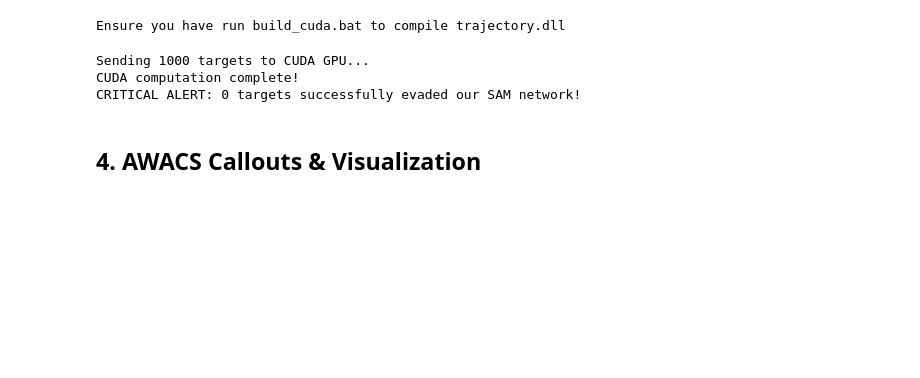
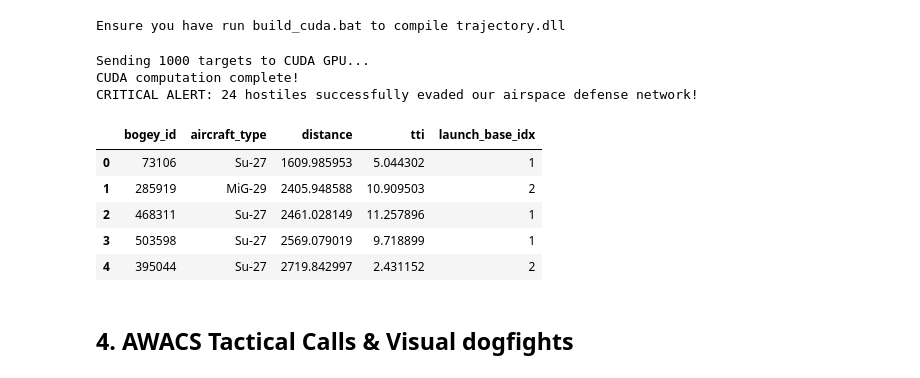
Before and after one commit to Schryzon/mpyCUDA, a Jupyter notebook: Ace-Combat-AWACS-Simulation/windows_notebook.ipynb, the cells around one changed output. Drawn from its saved outputs; the diff is of its cells as text; code cells hidden in the pictures; blank space fills up the shorter version.

```diff
--- a/Ace-Combat-AWACS-Simulation/windows_notebook.ipynb
+++ b/Ace-Combat-AWACS-Simulation/windows_notebook.ipynb
@@ -118,13 +148,17 @@ import numpy as np
 # Load the shared library (DLL on Windows)
 lib = ctypes.CDLL('./trajectory.dll')
 
-# Define argument types
+# Define argument types matching our upgraded multi-base aircraft targeting kernel
 lib.calculate_interception.argtypes = [
-    ctypes.c_int,
-    ctypes.POINTER(ctypes.c_float), ctypes.POINTER(ctypes.c_float), ctypes.POINTER(ctypes.c_float),
-    ctypes.POINTER(ctypes.c_float), ctypes.POINTER(ctypes.c_float),
-    ctypes.POINTER(ctypes.c_float), ctypes.POINTER(ctypes.c_float), ctypes.POINTER(ctypes.c_float), ctypes.POINTER(ctypes.c_float),
-    ctypes.POINTER(ctypes.c_int) # Evasions counter
+    ctypes.c_int,                                            # num_targets
+    ctypes.POINTER(ctypes.c_float), ctypes.POINTER(ctypes.c_float), ctypes.POINTER(ctypes.c_float),  # x, y, z
+    ctypes.POINTER(ctypes.c_float), ctypes.POINTER(ctypes.c_float),  # velocity, heading
+    ctypes.POINTER(ctypes.c_int),                            # aircraft_type_id
+    ctypes.c_int,                                            # num_bases
+    ctypes.POINTER(ctypes.c_float), ctypes.POINTER(ctypes.c_float), ctypes.POINTER(ctypes.c_float),  # base_x, base_y, base_z
+    ctypes.POINTER(ctypes.c_float), ctypes.POINTER(ctypes.c_float), ctypes.POINTER(ctypes.c_float), ctypes.POINTER(ctypes.c_float),  # tti, int_x, int_y, int_z
+    ctypes.POINTER(ctypes.c_int),                            # launch_base_idx
+    ctypes.POINTER(ctypes.c_int)                             # evasions
 ]
 
 num_targets = len(top_threats)
@@ -133,41 +167,64 @@ y_arr = np.array(top_threats['y'], dtype=np.float32)
 z_arr = np.array(top_threats['altitude'], dtype=np.float32)
 v_arr = np.array(top_threats['velocity'], dtype=np.float32)
 h_arr = np.array(top_threats['heading'], dtype=np.float32)
+type_id_arr = np.array(top_threats['aircraft_type_id'], dtype=np.int32)
 
+# Define Base locations
+base_x_arr = np.array([0.0, -60000.0, 50000.0], dtype=np.float32)
+base_y_arr = np.array([0.0, 40000.0, -50000.0], dtype=np.float32)
+base_z_arr = np.array([0.0, 0.0, 0.0], dtype=np.float32)
+num_bases = len(base_x_arr)
+
+# Buffers for results
 tti = np.zeros(num_targets, dtype=np.float32)
 int_x = np.zeros(num_targets, dtype=np.float32)
 int_y = np.zeros(num_targets, dtype=np.float32)
 int_z = np.zeros(num_targets, dtype=np.float32)
+launch_base_idx = np.zeros(num_targets, dtype=np.int32)
 evasions = ctypes.c_int(0)
 
 print(f"Sending {num_targets} targets to CUDA GPU...")
 lib.calculate_interception(
     num_targets,
     x_arr.ctypes.data_as(ctypes.POINTER(ctypes.c_float)),
     y_arr.ctypes.data_as(ctypes.POINTER(ctypes.c_float)),
     z_arr.ctypes.data_as(ctypes.POINTER(ctypes.c_float)),
     v_arr.ctypes.data_as(ctypes.POINTER(ctypes.c_float)),
     h_arr.ctypes.data_as(ctypes.POINTER(ctypes.c_float)),
+    type_id_arr.ctypes.data_as(ctypes.POINTER(ctypes.c_int)),
+    num_bases,
+    base_x_arr.ctypes.data_as(ctypes.POINTER(ctypes.c_float)),
+    base_y_arr.ctypes.data_as(ctypes.POINTER(ctypes.c_float)),
+    base_z_arr.ctypes.data_as(ctypes.POINTER(ctypes.c_float)),
     tti.ctypes.data_as(ctypes.POINTER(ctypes.c_float)),
     int_x.ctypes.data_as(ctypes.POINTER(ctypes.c_float)),
     int_y.ctypes.data_as(ctypes.POINTER(ctypes.c_float)),
     int_z.ctypes.data_as(ctypes.POINTER(ctypes.c_float)),
+    launch_base_idx.ctypes.data_as(ctypes.POINTER(ctypes.c_int)),
     ctypes.byref(evasions)
 )
 
 top_threats['tti'] = tti
 top_threats['int_x'] = int_x
 top_threats['int_y'] = int_y
 top_threats['int_z'] = int_z
+top_threats['launch_base_idx'] = launch_base_idx
 
 print("CUDA computation complete!")
-print(f"CRITICAL ALERT: {evasions.value} targets successfully evaded our SAM network!")
+print(f"CRITICAL ALERT: {evasions.value} hostiles successfully evaded our airspace defense network!")
+top_threats[['bogey_id', 'aircraft_type', 'distance', 'tti', 'launch_base_idx']].head()
 # %% [output]
 Sending 1000 targets to CUDA GPU...
 CUDA computation complete!
-CRITICAL ALERT: 0 targets successfully evaded our SAM network!
+CRITICAL ALERT: 24 hostiles successfully evaded our airspace defense network!
+|  | bogey_id | aircraft_type | distance | tti | launch_base_idx |
+| 0 | 73106 | Su-27 | 1609.985953 | 5.044302 | 1 |
+| 1 | 285919 | MiG-29 | 2405.948588 | 10.909503 | 2 |
+| 2 | 468311 | Su-27 | 2461.028149 | 11.257896 | 1 |
+| 3 | 503598 | Su-27 | 2569.079019 | 9.718899 | 1 |
+| 4 | 395044 | Su-27 | 2719.842997 | 2.431152 | 2 |
 # %% [markdown]
-## 4. AWACS Callouts & Visualization
+## 4. AWACS Tactical Calls & Visual dogfights
 # %%
 # Generate AWACS Callouts for the top 5 threats
 import math
```
Also changed, not shown: parts of 15 cells of this notebook, 7 other files.
